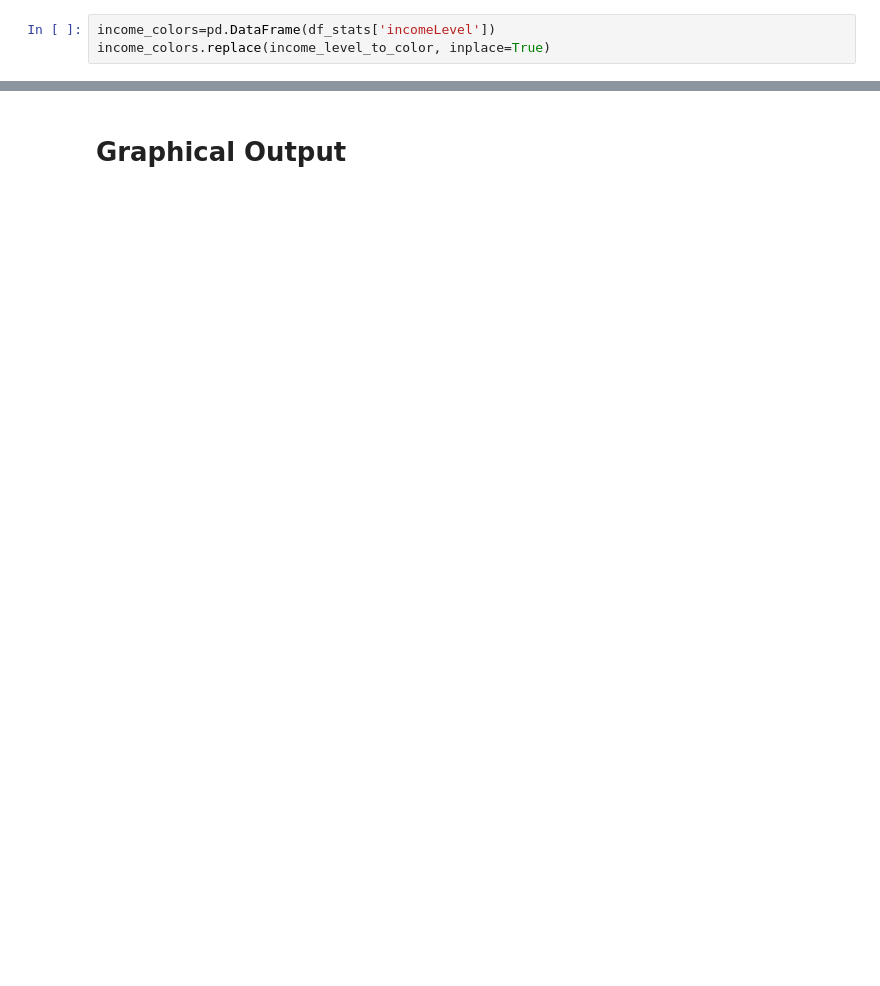
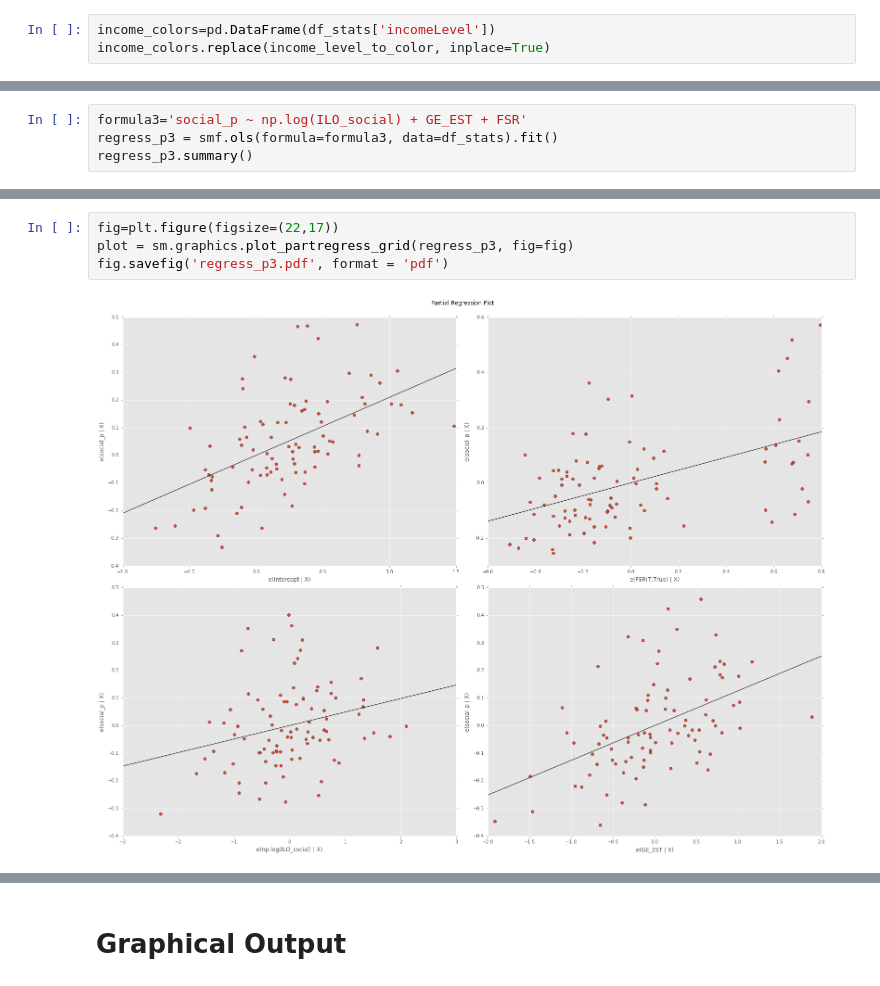
Before and after one commit to adrivsh/wb_social_transfers, a Jupyter notebook: social protection and governance analysis.ipynb, the cells around one changed output, grey strips where cells are left out. Drawn from its saved outputs; the diff is of its cells as text; blank space fills up the shorter version.

```diff
--- a/social protection and governance analysis.ipynb
+++ b/social protection and governance analysis.ipynb
@@ -290,0 +264,4 @@ OLS Regression Results
+# %%
+formula3='social_p ~ np.log(ILO_social) + GE_EST + FSR'
+regress_p3 = smf.ols(formula=formula3, data=df_stats).fit()
+regress_p3.summary()
@@ -290,0 +288,6 @@ OLS Regression Results
+# %%
+fig=plt.figure(figsize=(22,17))
+plot = sm.graphics.plot_partregress_grid(regress_p3, fig=fig)
+fig.savefig('regress_p3.pdf', format = 'pdf')
+# %% [output]
+[figure, added]
```
Also changed, not shown: parts of 72 cells of this notebook.
